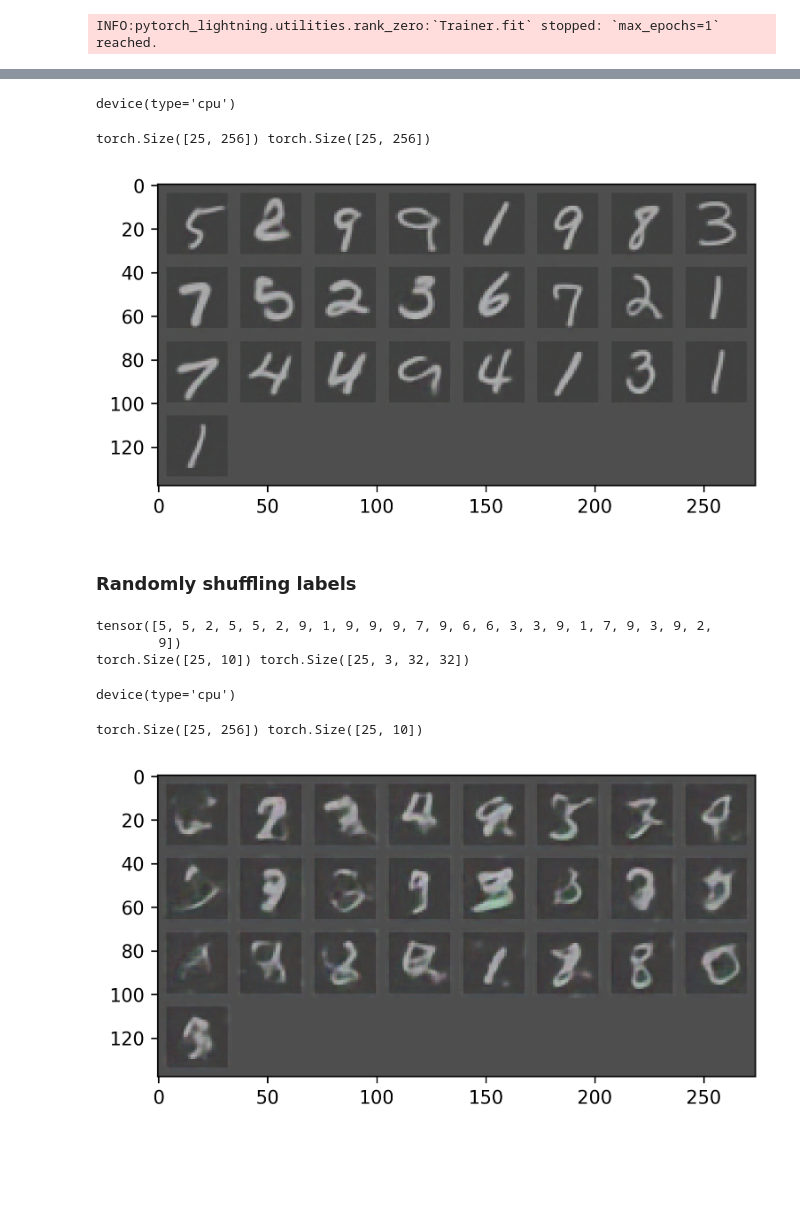
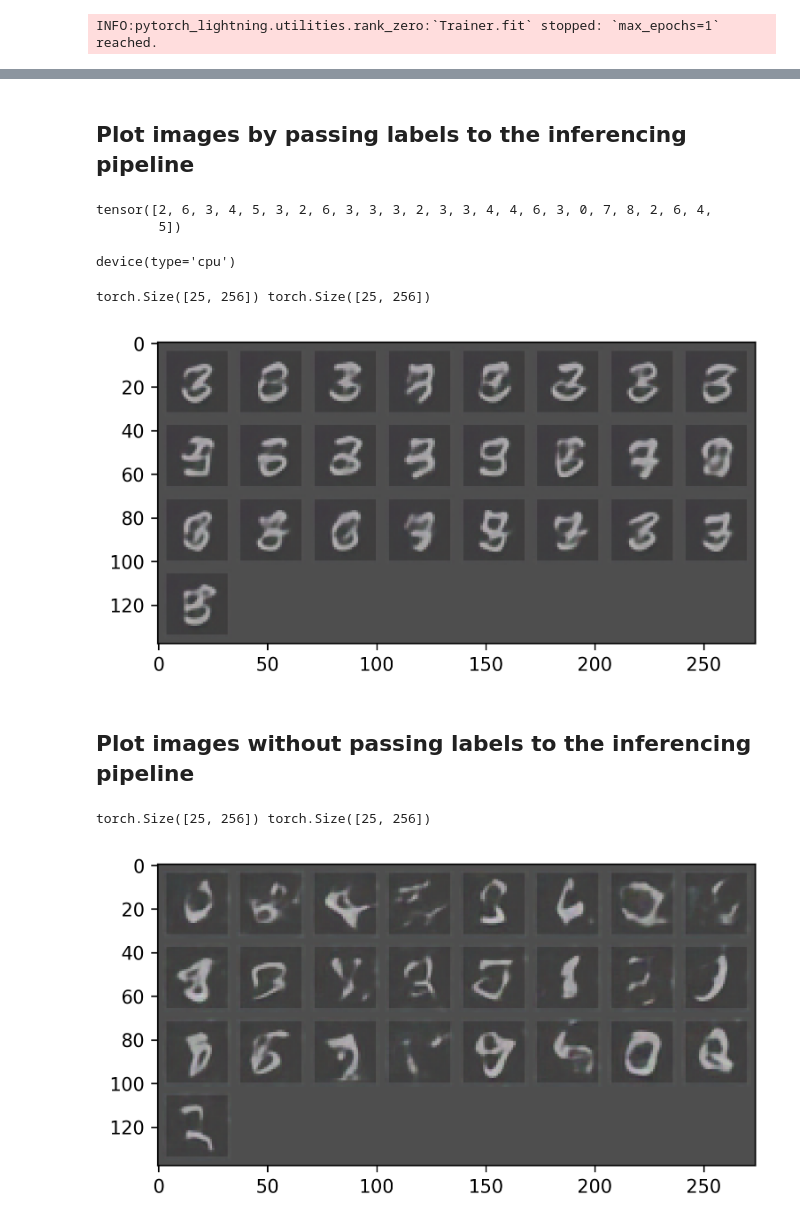
Before and after one commit to devdastl/EVA-8_Phase-1_Assignment-13, a Jupyter notebook: Part2-VAE-implementation/pytorchLightning_VAE_mnist.ipynb, the cells around one changed output, grey strips where cells are left out. Cells and saved outputs as stored; diff of their text form; code cells hidden in the pictures; blank space fills up the shorter version.

```diff
--- a/Part2-VAE-implementation/pytorchLightning_VAE_mnist.ipynb
+++ b/Part2-VAE-implementation/pytorchLightning_VAE_mnist.ipynb
@@ -315,3 +282,14 @@ torch.Size([25, 10]) torch.Size([25, 3, 32, 32])
+# %% [markdown]
+## Plot images by passing labels to the inferencing pipeline
+# %%
+torch.manual_seed(40)
+rand_img = (torch.rand(1,3,28,28) - 0.3081)/0.1307
+rand_labl = torch.randint(0,9,(25,))
+label = F.one_hot(rand_labl, num_classes=10).float()
+print(rand_labl)
+# %% [output]
+tensor([2, 6, 3, 4, 5, 3, 2, 6, 3, 3, 3, 2, 3, 3, 4, 4, 6, 3, 0, 7, 8, 2, 6, 4,
+        5])
 # %%
 vae = VAE.load_from_checkpoint("vae_mnist.ckpt")
 vae.device
@@ -324,16 +302,19 @@ from torchvision.utils import make_grid
 from pl_bolts.transforms.dataset_normalizations import cifar10_normalization
 figure(figsize=(8, 3), dpi=300)
 
-
+#Z COMES FROM NORMAL(0, 1)
 with torch.no_grad():
-    embd = vae.encoder(img.to(vae.device))
+    embd = vae.encoder(rand_img.to(vae.device))
     mu, log_var, y_hot_em, = vae.fc_mu(embd), vae.fc_var(embd), vae.hot_emb(label)
     std = torch.exp(0.5 * log_var)
+    p = torch.distributions.Normal(mu, std)
+    z = p.rsample((25,)).squeeze()
 
-    z = torch.randn_like(mu) * std + mu
     print(z.shape, y_hot_em.shape)
+
     z = z + y_hot_em
     z = vae.mix(z)
+
 
 
 # SAMPLE IMAGES
@@ -343,69 +324,50 @@ with torch.no_grad():
 
 # UNDO DATA NORMALIZATION
 normalize = cifar10_normalization()
-mean, std = np.array(normalize.mean), np.array(normalize.std)
-img = make_grid(pred).permute(1, 2, 0).numpy() * 0.1307 + 0.3081
+mean, std = np.array([0.4942,0.4851,0.4504]), np.array([0.2467,0.2429,0.2616])
+#img = make_grid(pred).permute(1, 2, 0).numpy()
+img = make_grid(pred).permute(1, 2, 0).numpy()* 0.1307 + 0.3081
+img_rand = make_grid(rand_img).permute(1, 2, 0).numpy()* 0.1307 + 0.3081
 
 # PLOT IMAGES
 imshow(img);
 # %% [output]
 torch.Size([25, 256]) torch.Size([25, 256])
-[figure, old version]
+[figure, new version]
-# %% [markdown]
-### Randomly shuffling labels
-# %%
-import random
-
-im = batch[0]
-im = im.expand(im.shape[0],3,im.shape[2],im.shape[3])
-im = torch.nn.functional.pad(im, (2,2,2,2), mode='constant')
-
-labl = batch[1]
-random.shuffle(labl)
-print(labl)
-labl = F.one_hot(labl, num_classes=10).float()
-print(labl.shape, im.shape)
-
-
-vae = VAE.load_from_checkpoint("vae_v3_mnist.ckpt")
-#vae = VAE()
-vae.device
-# %% [output]
-tensor([5, 5, 2, 5, 5, 2, 9, 1, 9, 9, 9, 7, 9, 6, 6, 3, 3, 9, 1, 7, 9, 3, 9, 2,
-        9])
-torch.Size([25, 10]) torch.Size([25, 3, 32, 32])
-device(type='cpu')
+# %% [markdown]
+## Plot images without passing labels to the inferencing pipeline
 # %%
 from matplotlib.pyplot import imshow, figure
 import numpy as np
 from torchvision.utils import make_grid
 from pl_bolts.transforms.dataset_normalizations import cifar10_normalization
 figure(figsize=(8, 3), dpi=300)
 
 #Z COMES FROM NORMAL(0, 1)
 with torch.no_grad():
-    embd = vae.encoder(im.to(vae.device))
-    mu, log_var, y_hot_em = vae.fc_mu(embd), vae.fc_var(embd), vae.hot_emb(label)
+    embd = vae.encoder(rand_img.to(vae.device))
+    mu, log_var, y_hot_em, = vae.fc_mu(embd), vae.fc_var(embd), vae.hot_emb(label)
     std = torch.exp(0.5 * log_var)
+    p = torch.distributions.Normal(mu, std)
+    z = p.rsample((25,)).squeeze()
 
-    z = torch.randn_like(mu) * std + mu
-    print(z.shape, label.shape)
-
-    z = z + y_hot_em
+    print(z.shape, y_hot_em.shape)
 
 
 # SAMPLE IMAGES
 with torch.no_grad():
 
   pred = vae.decoder(z.to(vae.device))
 
 # UNDO DATA NORMALIZATION
 normalize = cifar10_normalization()
-mean, std = np.array(normalize.mean), np.array(normalize.std)
-im = make_grid(pred).permute(1, 2, 0).numpy()* 0.1307 + 0.3081
+mean, std = np.array([0.4942,0.4851,0.4504]), np.array([0.2467,0.2429,0.2616])
+#img = make_grid(pred).permute(1, 2, 0).numpy()
+img = make_grid(pred).permute(1, 2, 0).numpy()* 0.1307 + 0.3081
+img_rand = make_grid(rand_img).permute(1, 2, 0).numpy()* 0.1307 + 0.3081
 
 # PLOT IMAGES
-imshow(im);
+imshow(img);
 # %% [output]
-torch.Size([25, 256]) torch.Size([25, 10])
+torch.Size([25, 256]) torch.Size([25, 256])
-[figure, old version]
+[figure, new version]
```
Also changed, not shown: parts of 3 cells of this notebook, 2 other files.
